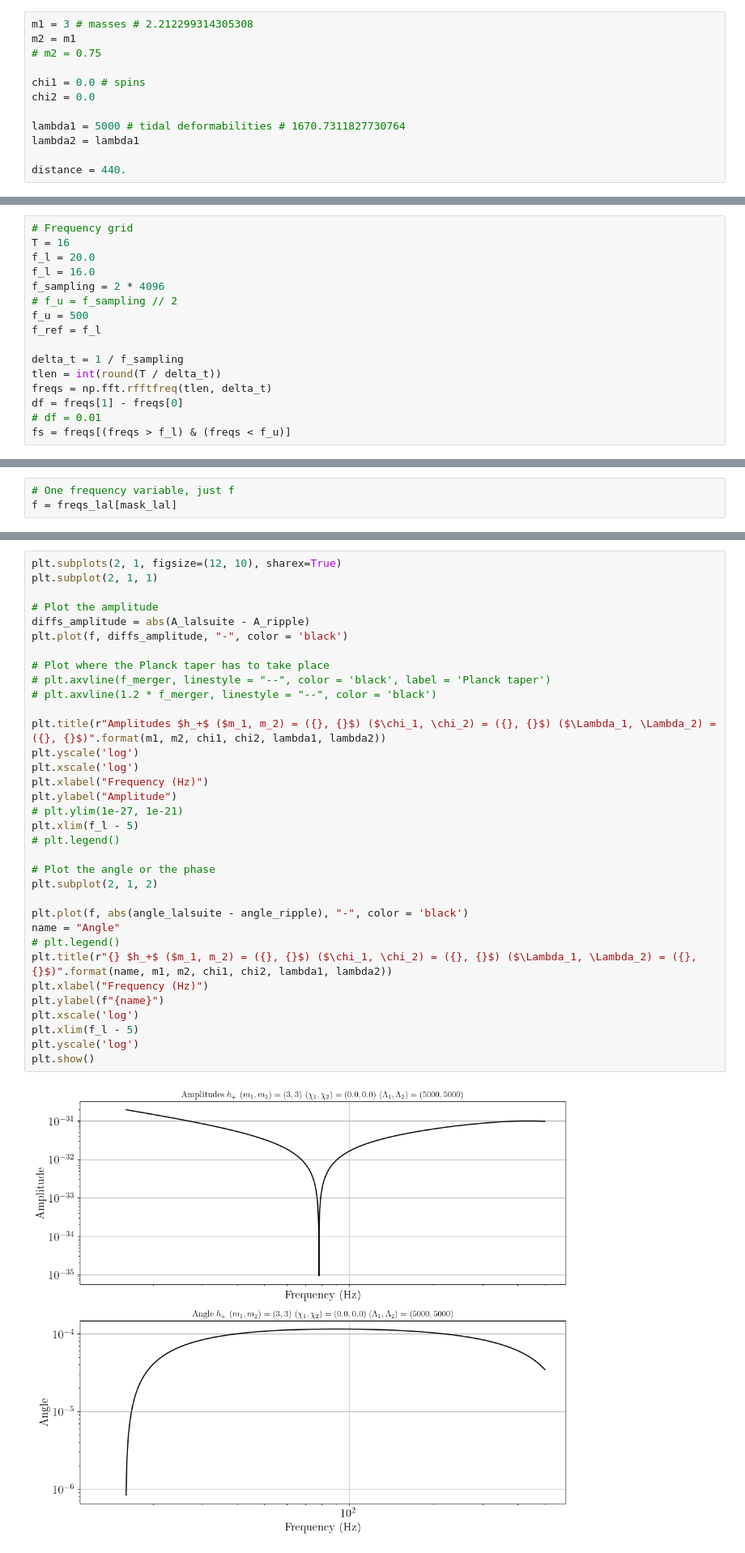
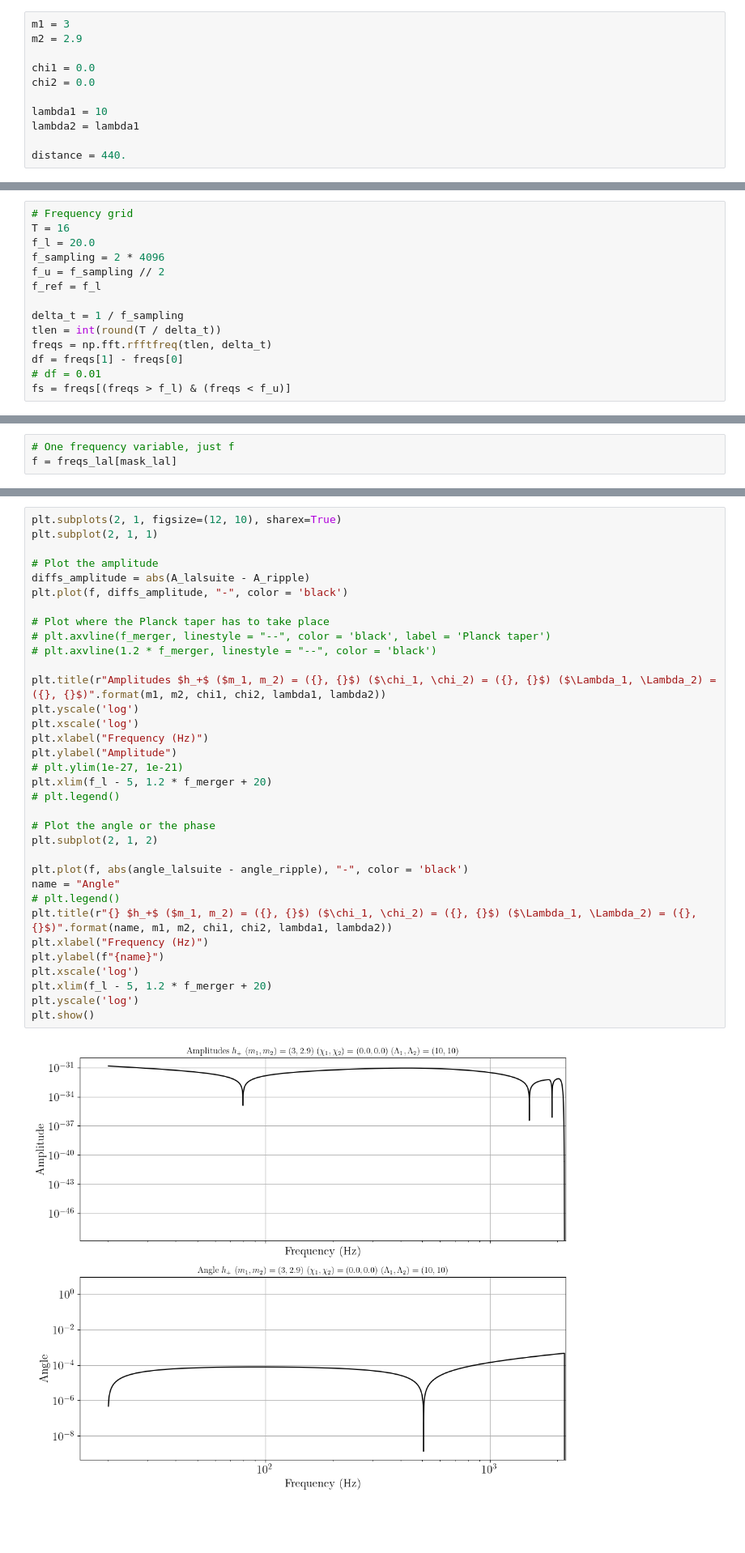
Before and after one commit to tedwards2412/ripple, a Jupyter notebook: notebooks/check_NRTidal.ipynb, the cells around one changed output, grey strips where cells are left out. Shown at 81% size. Saved outputs shown, nothing was run; the diff lists cells and outputs as text; blank space fills up the shorter version.

Commit message:
first steps adding spins

```diff
--- a/notebooks/check_NRTidal.ipynb
+++ b/notebooks/check_NRTidal.ipynb
@@ -38,12 +34,11 @@ Problematic (NaN) values:
 # %%
-m1 = 3 # masses # 2.212299314305308
-m2 = m1
-# m2 = 0.75
+m1 = 3
+m2 = 2.9
 
-chi1 = 0.0 # spins
+chi1 = 0.0
 chi2 = 0.0
 
-lambda1 = 5000 # tidal deformabilities # 1670.7311827730764
+lambda1 = 10
 lambda2 = lambda1
 
 distance = 440.
@@ -53,10 +48,8 @@ Get the frequency grid:
 # Frequency grid
 T = 16
 f_l = 20.0
-f_l = 16.0
 f_sampling = 2 * 4096
-# f_u = f_sampling // 2
-f_u = 500
+f_u = f_sampling // 2
 f_ref = f_l
 
 delta_t = 1 / f_sampling
@@ -307,36 +277,36 @@ plt.subplot(2, 1, 1)
 
 # Plot the amplitude
 diffs_amplitude = abs(A_lalsuite - A_ripple)
 plt.plot(f, diffs_amplitude, "-", color = 'black')
 
 # Plot where the Planck taper has to take place
 # plt.axvline(f_merger, linestyle = "--", color = 'black', label = 'Planck taper')
 # plt.axvline(1.2 * f_merger, linestyle = "--", color = 'black')
 
 plt.title(r"Amplitudes $h_+$ ($m_1, m_2) = ({}, {}$) ($\chi_1, \chi_2) = ({}, {}$) ($\Lambda_1, \Lambda_2) = ({}, {}$)".format(m1, m2, chi1, chi2, lambda1, lambda2))
 plt.yscale('log')
 plt.xscale('log')
 plt.xlabel("Frequency (Hz)")
 plt.ylabel("Amplitude")
 # plt.ylim(1e-27, 1e-21)
-plt.xlim(f_l - 5)
+plt.xlim(f_l - 5, 1.2 * f_merger + 20)
 # plt.legend()
 
 # Plot the angle or the phase
 plt.subplot(2, 1, 2)
 
 plt.plot(f, abs(angle_lalsuite - angle_ripple), "-", color = 'black')
 name = "Angle"
 # plt.legend()
 plt.title(r"{} $h_+$ ($m_1, m_2) = ({}, {}$) ($\chi_1, \chi_2) = ({}, {}$) ($\Lambda_1, \Lambda_2) = ({}, {}$)".format(name, m1, m2, chi1, chi2, lambda1, lambda2))
 plt.xlabel("Frequency (Hz)")
 plt.ylabel(f"{name}")
 plt.xscale('log')
-plt.xlim(f_l - 5)
+plt.xlim(f_l - 5, 1.2 * f_merger + 20)
 plt.yscale('log')
 plt.show()
 # %% [output]
-[figure, old version]
+[figure, new version]
 # %% [markdown]
 **Discussion:** Same remarks as above. For the angle, the spin-spin contributions could solve the increasing error in the second plot. For the amplitude: I am a bit surprised that the error in amplitude seems to be increasing with increasing frequency and I am not sure what is causing this. This will not be fixed by the Planck taper. Is there another bug in the implementation?
 # %% [markdown]
```
Also changed, not shown: parts of 21 cells of this notebook, 2 other files.
